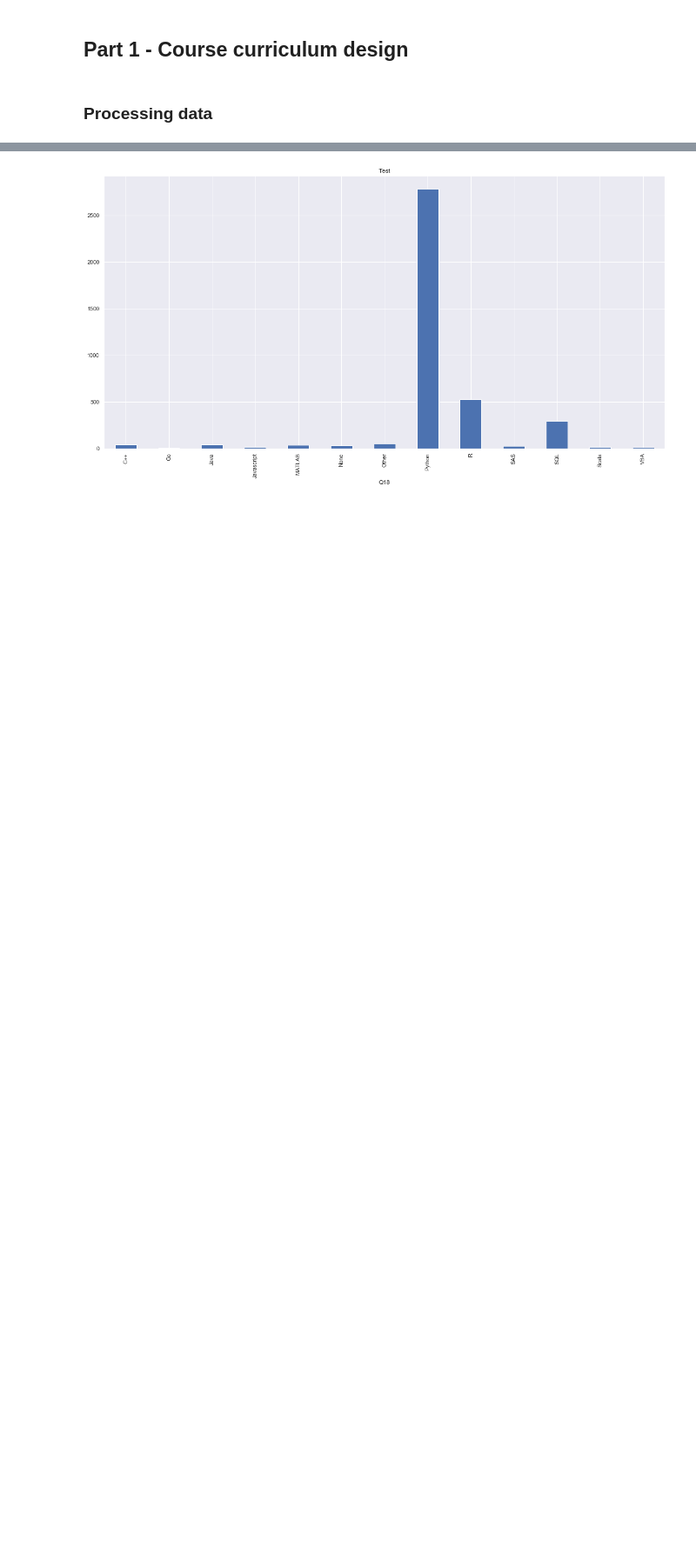
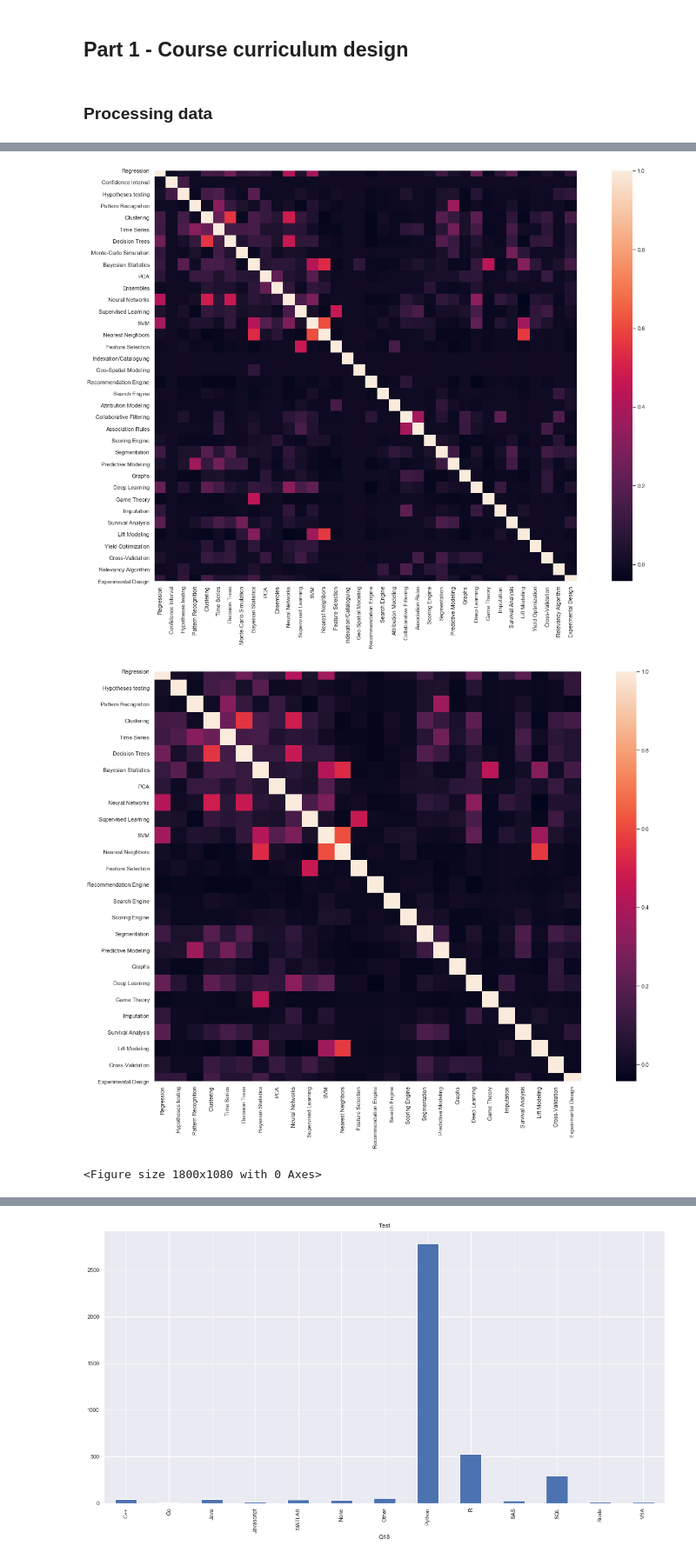
Before and after one commit to kai-wren/Intro2DS, a Jupyter notebook: Mykhaylo_Manukian_Project.ipynb, the cells around one changed output, grey strips where cells are left out. Shown at 87% size. Drawn from its saved outputs; the diff is of its cells as text; code cells hidden in the pictures; blank space fills up the shorter version.

```diff
--- a/Mykhaylo_Manukian_Project.ipynb
+++ b/Mykhaylo_Manukian_Project.ipynb
@@ -57,0 +237,22 @@ job_ds.head()
+# %%
+plt.figure(figsize=(25,15))
+cor = ds_df.corr() #Calculate the correlation of the above variables
+sns.heatmap(cor, square = True) #Plot the correlation as heat map
+plt.show()
+
+plt.figure(figsize=(25,15))
+cor = ds_reduced_df.corr() #Calculate the correlation of the above variables
+sns.heatmap(cor, square = True) #Plot the correlation as heat map
+plt.show()
+
+plt.figure(figsize=(25,15))
+sns.clustermap(ds_df.corr(), method="single", robust=True)
+plt.show()
+
+plt.figure(figsize=(25,15))
+sns.clustermap(ds_reduced_df.corr(), method="single", robust=True)
+plt.show()
+# %% [output]
+[figure, added]
+[figure, added]
+<Figure size 1800x1080 with 0 Axes>
```
Also changed, not shown: parts of 31 cells of this notebook.
